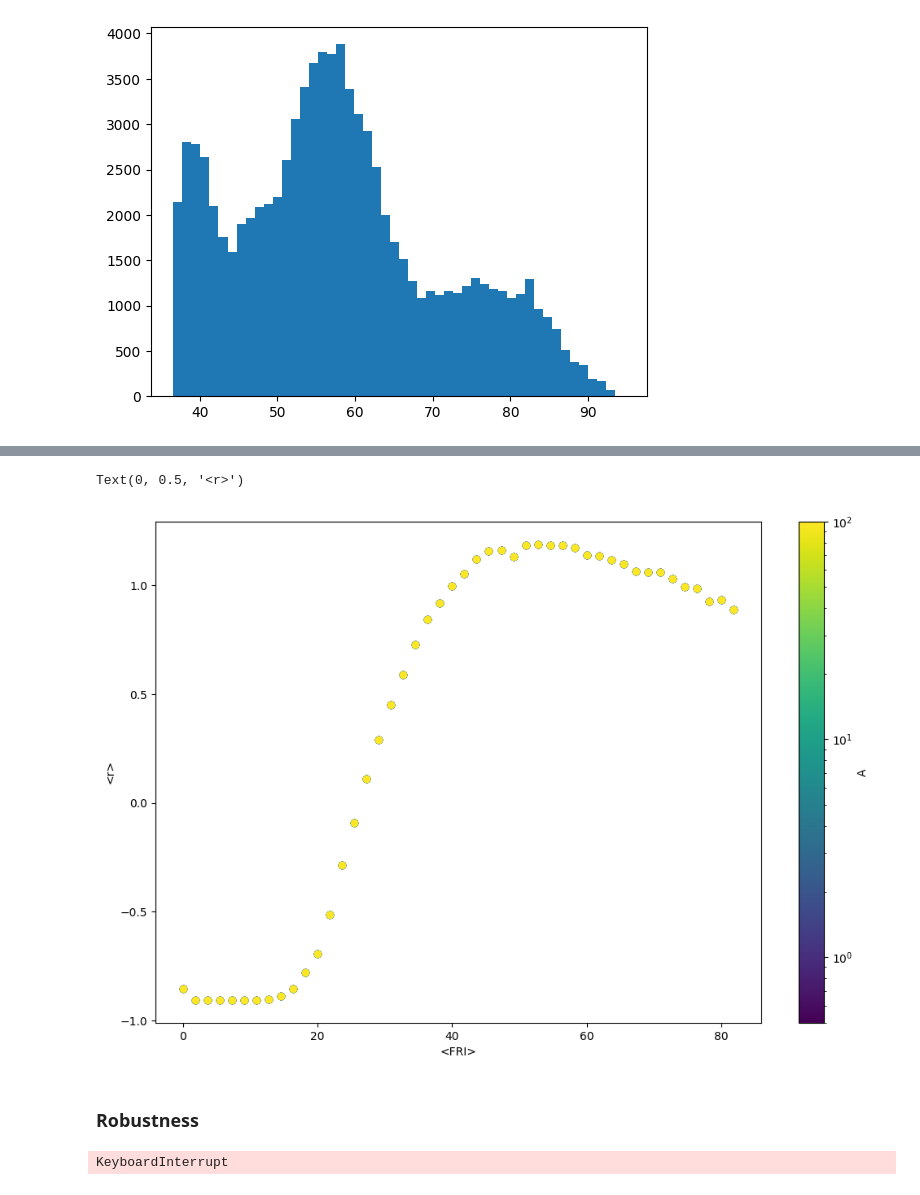
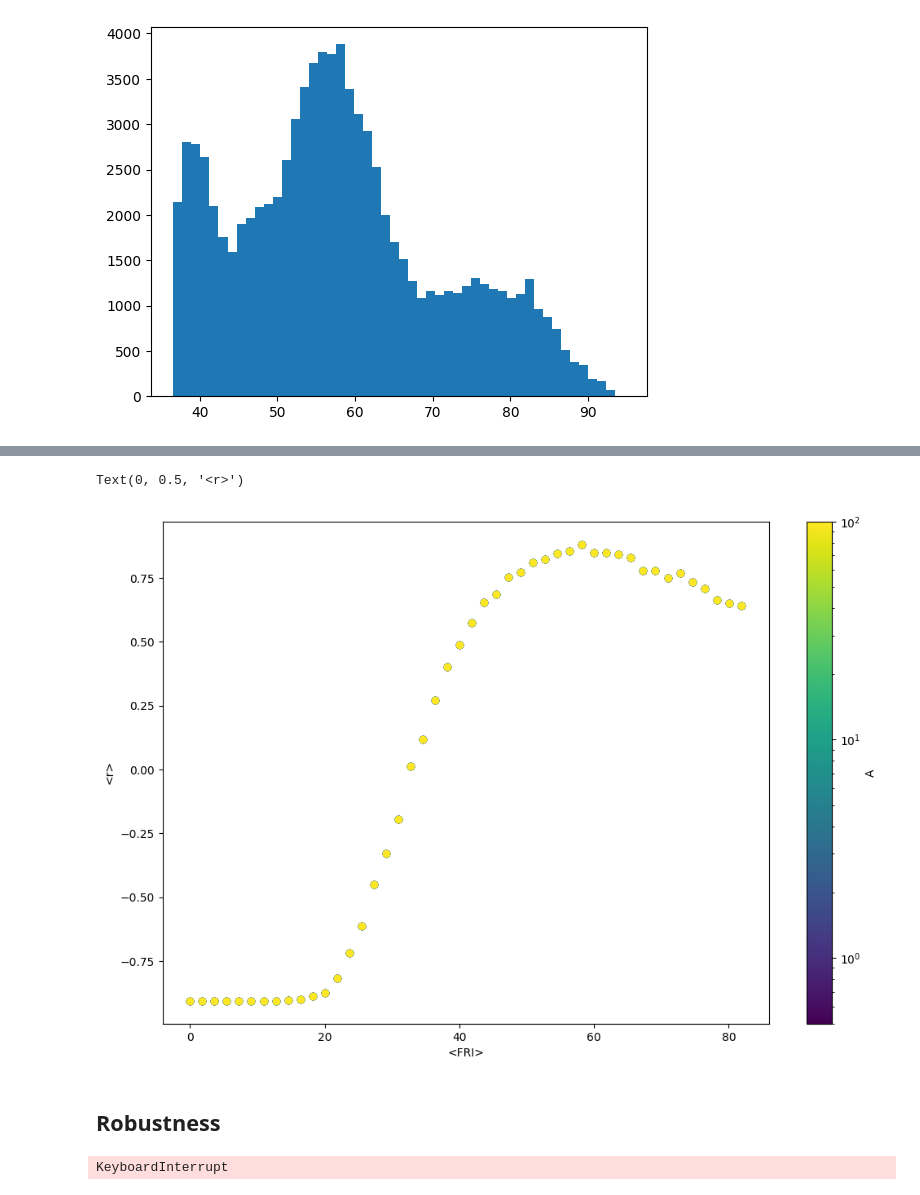
Before and after one commit to patricklawton/TecateCypress, a Jupyter notebook: sensitivity/viz.ipynb, the cells around one changed output, grey strips where cells are left out. Saved outputs shown, nothing was run; the diff lists cells and outputs as text; code cells hidden in the pictures.

```diff
--- a/sensitivity/viz.ipynb
+++ b/sensitivity/viz.ipynb
@@ -18,0 +23,8 @@ fri_vec = b_vec * gamma(1+1/c)
+# %%
+with sg.H5Store('shared_data.h5').open(mode='r') as sd:
+    b_vec = np.array(sd['b_vec'])
+fri_vec = b_vec * gamma(1+1/c)
+all_fri = np.load("aggregate_data/Aeff_{}/all_fri_{}.npy".format(Aeff, t_final))
+all_r = np.load("aggregate_data/Aeff_{}/all_r_{}.npy".format(Aeff, t_final))
+freq_bin_cntrs = np.load(f"aggregate_data/freq_bin_cntrs.npy")
+f"{100*len(np.nonzero(all_r > 6)[0])/len(all_r)}% of simulations are left out bc abundances grew too large"
@@ -18,0 +33,6 @@ fri_vec = b_vec * gamma(1+1/c)
+# %%
+jobs = project.find_jobs({'doc.simulated': True, 'Aeff': Aeff, 't_final': t_final})
+b = b_vec[28]
+with open("../model_fitting/mortality/map.json", "r") as handle:
+    mort_params = json.load(handle)
+K_adult = mort_params['K_adult']
@@ -191,49 +246,43 @@ baseline_areas = np.array([5, 10]) #km
 # %%
-# for baseline_area in baseline_areas:
-for baseline_area in [10]:
-    # n_cell_baseline = round((baseline_area*1e6)/270)
+for baseline_area in baseline_areas:
     n_cell_baseline = round(baseline_area/A_cell)
-    fif_baseline = 1
     constraint = n_cell_baseline * fif_baseline
-    n_cell_vec = np.arange(n_cell_baseline, len(fire_freqs)-slice_left_min, 3000)
+    n_cell_vec = np.load(f"aggregate_data/Aeff_{Aeff}/n_cell_vec_{constraint}.npy")
     fif_vec = np.array([constraint/n_cell for n_cell in n_cell_vec])
     for metric in ['r', 'Nf']:
-        fn = "phase_mats/Aeff_{}/phase_{}_{}.npy".format(Aeff, metric, round(constraint))
+        fn = "phase_mats/Aeff_{}/phase_{}_{}_{}.npy".format(Aeff, metric, round(constraint), t_final)
         if not os.path.isfile(fn): continue
         phase_space = np.load(fn)
-        # print(phase_space)
         phase_space = np.ma.masked_where(phase_space==0, phase_space)
-        fn = "aggregate_data/{}_expect_nochange_Aeff{}.json".format(metric, Aeff)
+        fn = f"aggregate_data/Aeff_{Aeff}/{metric}_expect_nochange_{t_final}.json"
         with open(fn, 'r') as handle:
             metric_baseline = json.load(handle)
             metric_baseline = metric_baseline["{}_expect_nochange".format(metric)]
         fig, ax = plt.subplots(figsize=(12,12))
         phase_flat = phase_space.flatten()
         cmap = copy.copy(matplotlib.cm.plasma)
-        # phase_max = np.max(phase_flat)
         '''doing this for now bc some runs are bad'''
         if metric=='r':
-            # phase_max = np.quantile(phase_flat[phase_flat != np.ma.masked], 0.98)
-            phase_max = 0.11
+            phase_max = np.quantile(phase_flat[phase_flat != np.ma.masked], 0.98)
+            # phase_max = 0.11
         if metric=='Nf':
             phase_max = max(phase_flat[phase_flat != np.ma.masked])
         cmap.set_bad('white')
-        cmap.set_over('k')
+        # cmap.set_over('k')
         im = ax.imshow(phase_space, norm=matplotlib.colors.Normalize(vmin=metric_baseline, vmax=phase_max), cmap=cmap)
         cbar = ax.figure.colorbar(im, ax=ax, location="right", shrink=0.6)
         cbar.ax.set_ylabel(r'$<{}>$'.format(metric), rotation=-90, fontsize=10, labelpad=20)
-        freq_bin_cntrs = np.array([edge+freq_bw/2 for edge in freq_bin_edges]) #should read this in
         ytick_spacing = 2
         ytick_labels = np.flip(freq_bin_cntrs)[::ytick_spacing]
         yticks = np.arange(0,len(freq_bin_cntrs),ytick_spacing)
         ax.set_yticks(yticks, labels=np.round(ytick_labels, decimals=3));
         ax.set_ylabel('Avg fire frequency in intervened cells')
-        xtick_spacing = 5
+        xtick_spacing = 3
         xticks = np.arange(0,len(n_cell_vec),xtick_spacing)
         ax.set_xticks(xticks, labels=n_cell_vec[::xtick_spacing]);
         ax.set_xlabel('Number of cells intervened in')
         secax = ax.secondary_xaxis('top')
         secax.set_xticks(xticks, labels=np.round(fif_vec[::xtick_spacing], decimals=3));
         secax.set_xlabel('Frequency of fire interventions per cell')
-        # fig.savefig('figs/Aeff_{}/phase_{}_{}.png'.format(Aeff,metric,round(constraint)), bbox_inches='tight')
+        fig.savefig('figs/Aeff_{}/phase_{}_{}.png'.format(Aeff,metric,round(constraint)), bbox_inches='tight')
 # %% [output]
@@ -244,38 +293,38 @@ fig, ax = plt.subplots(figsize=(12,8))
 A_vec = np.array([1,0.5,5,10,100])
 # norm = matplotlib.colors.Normalize(vmin=min(A_vec), vmax=20, clip=True)
 norm = matplotlib.colors.LogNorm(vmin=min(A_vec), vmax=max(A_vec), clip=True)
 mapper = matplotlib.cm.ScalarMappable(norm=norm, cmap=matplotlib.cm.viridis)
 for A in A_vec:
-    # jobs = project.find_jobs({'doc.simulated': True, 'A': A})
+    jobs = project.find_jobs({'doc.simulated': True, 'Aeff': Aeff, 't_final': t_final})
     # numreps = 2_000 if A == 1 else 1_000
     all_fri = np.tile(fri_vec, len(jobs))
-    fn = "aggregate_data/all_r_{}.npy".format(Aeff)
+    fn = "aggregate_data/Aeff_{}/all_r_{}.npy".format(Aeff, t_final)
     with open(fn, 'rb') as handle:
         all_r = np.load(handle)
     r_bw=0.1
     r_edges = np.arange(-1, 6+r_bw, r_bw)
     fri_step = (b_vec[1]-b_vec[0]) * gamma(1+1/c)
     fri_edges = np.concatenate(([0], np.arange(fri_step/2, fri_vec[-1]+fri_step, fri_step)))
     hist = np.histogram2d(all_fri, all_r, bins=[fri_edges, r_edges])
     dr = 0.01
     r_vals = np.arange(min(hist[2]), max(hist[2])+dr, dr)
     r_expect = 0
     r_expect_vec = []
     for fri_i in range(len(hist[0])):
         P_r_fri = scipy.stats.rv_histogram((hist[0][fri_i], hist[2]))
         r_expect_fri = np.trapz(y=P_r_fri.pdf(r_vals)*r_vals, x=r_vals)
         r_expect_vec.append(r_expect_fri)
     color = mapper.to_rgba(A)
     ax.scatter(fri_vec, r_expect_vec, color=color)
     # break
 fig.colorbar(mapper, ax=ax, label='A')
 ax.set_xlabel('<FRI>')
 ax.set_ylabel('<r>')
 # %% [output]
 Text(0, 0.5, '<r>')
-[figure, old version]
+[figure, new version]
 # %% [markdown]
-### Robustness
+## Robustness
 # %%
 fri_vec = b_vec * gamma(1+1/c)
 fri_step = (b_vec[1]-b_vec[0]) * gamma(1+1/c)
```
Also changed, not shown: parts of 17 cells of this notebook, 40 other files.
